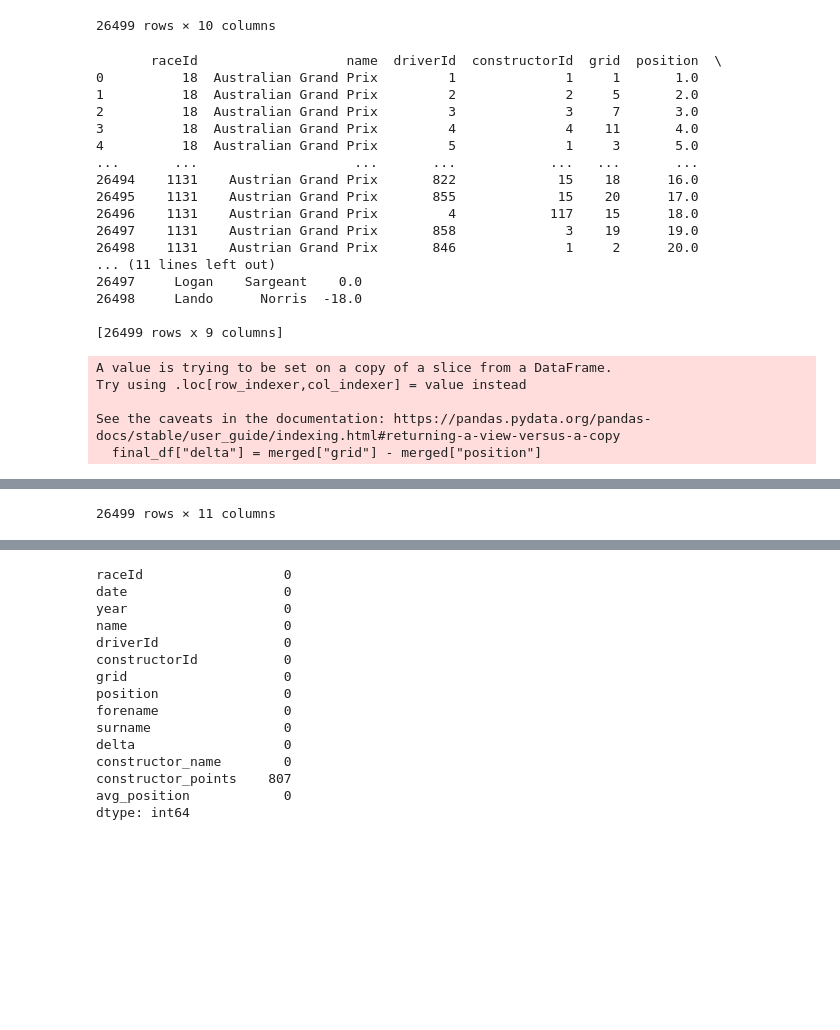
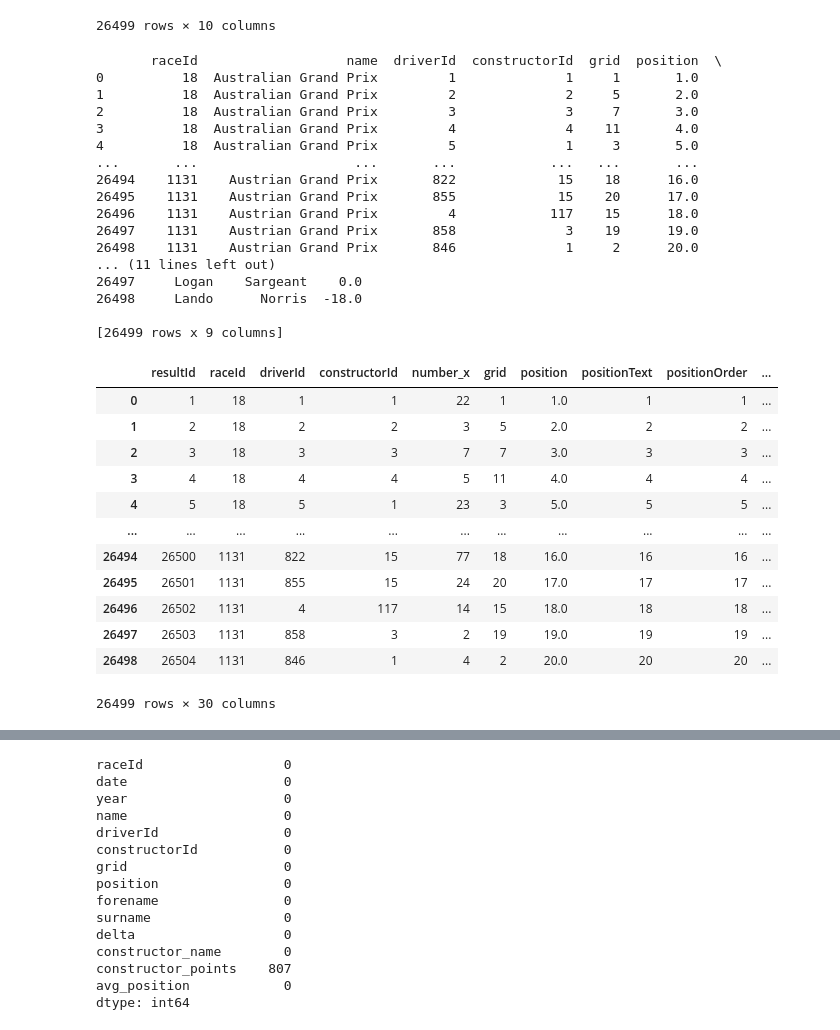
Before and after one commit to ipranek/F1-Random-Forest, a Jupyter notebook: data_arrange.ipynb, the cells around one changed output, grey strips where cells are left out. Drawn from its saved outputs; the diff is of its cells as text; code cells hidden in the pictures; blank space fills up the shorter version.

Commit message:
fixed future and copy issues

```diff
--- a/data_arrange.ipynb
+++ b/data_arrange.ipynb
@@ -93,34 +93,42 @@ final_df
 # %%
 merged["grid"] = pd.to_numeric(merged["grid"], errors = "coerce")
 merged["position"] = pd.to_numeric(merged["position"], errors = "coerce")
 
 merged["delta"] = merged["grid"] - merged["position"]
 
 print(merged[["raceId","name", "driverId","constructorId","grid","position", "forename", "surname", "delta"]])
 
-final_df["delta"] = merged["grid"] - merged["position"]
+merged["delta"] = merged["grid"] - merged["position"]
 
-final_df
+merged
 # %% [output]
        raceId                   name  driverId  constructorId  grid  position  \
 0          18  Australian Grand Prix         1              1     1       1.0
 1          18  Australian Grand Prix         2              2     5       2.0
 2          18  Australian Grand Prix         3              3     7       3.0
 3          18  Australian Grand Prix         4              4    11       4.0
 4          18  Australian Grand Prix         5              1     3       5.0
 ...       ...                    ...       ...            ...   ...       ...
 26494    1131    Austrian Grand Prix       822             15    18      16.0
 26495    1131    Austrian Grand Prix       855             15    20      17.0
 26496    1131    Austrian Grand Prix         4            117    15      18.0
 26497    1131    Austrian Grand Prix       858              3    19      19.0
 26498    1131    Austrian Grand Prix       846              1     2      20.0
 ... (11 lines left out)
 26497     Logan    Sargeant    0.0
 26498     Lando      Norris  -18.0
 
 [26499 rows x 9 columns]
+|  | resultId | raceId | driverId | constructorId | number_x | grid | position | positionText | positionOrder | ... |
+| 0 | 1 | 18 | 1 | 1 | 22 | 1 | 1.0 | 1 | 1 | ... |
+| 1 | 2 | 18 | 2 | 2 | 3 | 5 | 2.0 | 2 | 2 | ... |
+| 2 | 3 | 18 | 3 | 3 | 7 | 7 | 3.0 | 3 | 3 | ... |
+| 3 | 4 | 18 | 4 | 4 | 5 | 11 | 4.0 | 4 | 4 | ... |
+| 4 | 5 | 18 | 5 | 1 | 23 | 3 | 5.0 | 5 | 5 | ... |
+| ... | ... | ... | ... | ... | ... | ... | ... | ... | ... | ... |
+| 26494 | 26500 | 1131 | 822 | 15 | 77 | 18 | 16.0 | 16 | 16 | ... |
+| 26495 | 26501 | 1131 | 855 | 15 | 24 | 20 | 17.0 | 17 | 17 | ... |
+| 26496 | 26502 | 1131 | 4 | 117 | 14 | 15 | 18.0 | 18 | 18 | ... |
+| 26497 | 26503 | 1131 | 858 | 3 | 2 | 19 | 19.0 | 19 | 19 | ... |
+| 26498 | 26504 | 1131 | 846 | 1 | 4 | 2 | 20.0 | 20 | 20 | ... |
-A value is trying to be set on a copy of a slice from a DataFrame.
-Try using .loc[row_indexer,col_indexer] = value instead
-
-See the caveats in the documentation: https://pandas.pydata.org/pandas-docs/stable/user_guide/indexing.html#returning-a-view-versus-a-copy
-  final_df["delta"] = merged["grid"] - merged["position"]
+26499 rows × 30 columns
@@ -139,4 +135,3 @@ See the caveats in the documentation: https://pandas.pydata.org/pandas-docs/stab
-26499 rows × 11 columns
 # %%
 teams = pd.read_csv(os.path.join(DIR_PATH, "constructors.csv"))
 team_points = pd.read_csv(os.path.join(DIR_PATH, "constructor_results.csv"))
```
Also changed, not shown: parts of 3 cells of this notebook, 1 other file.
